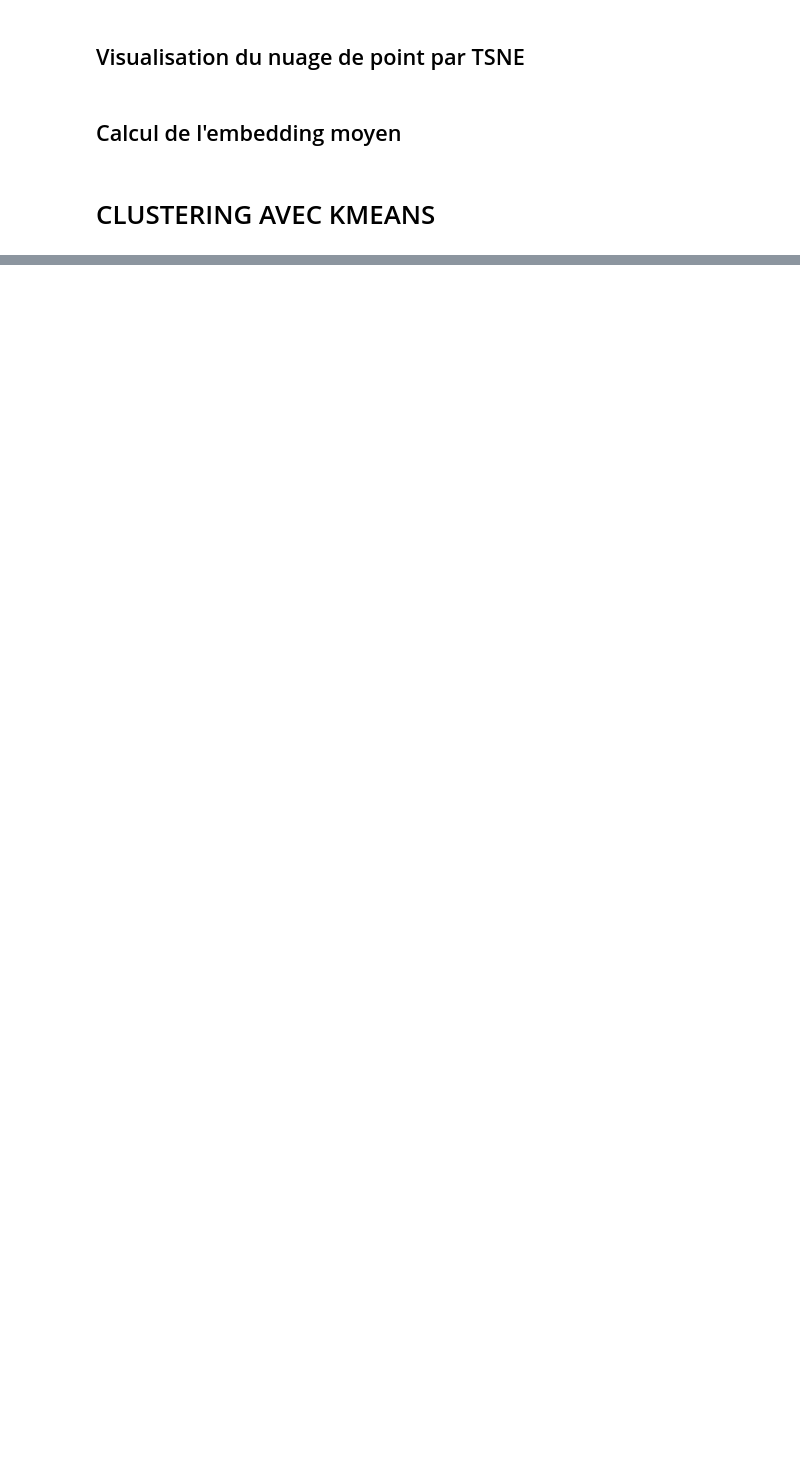
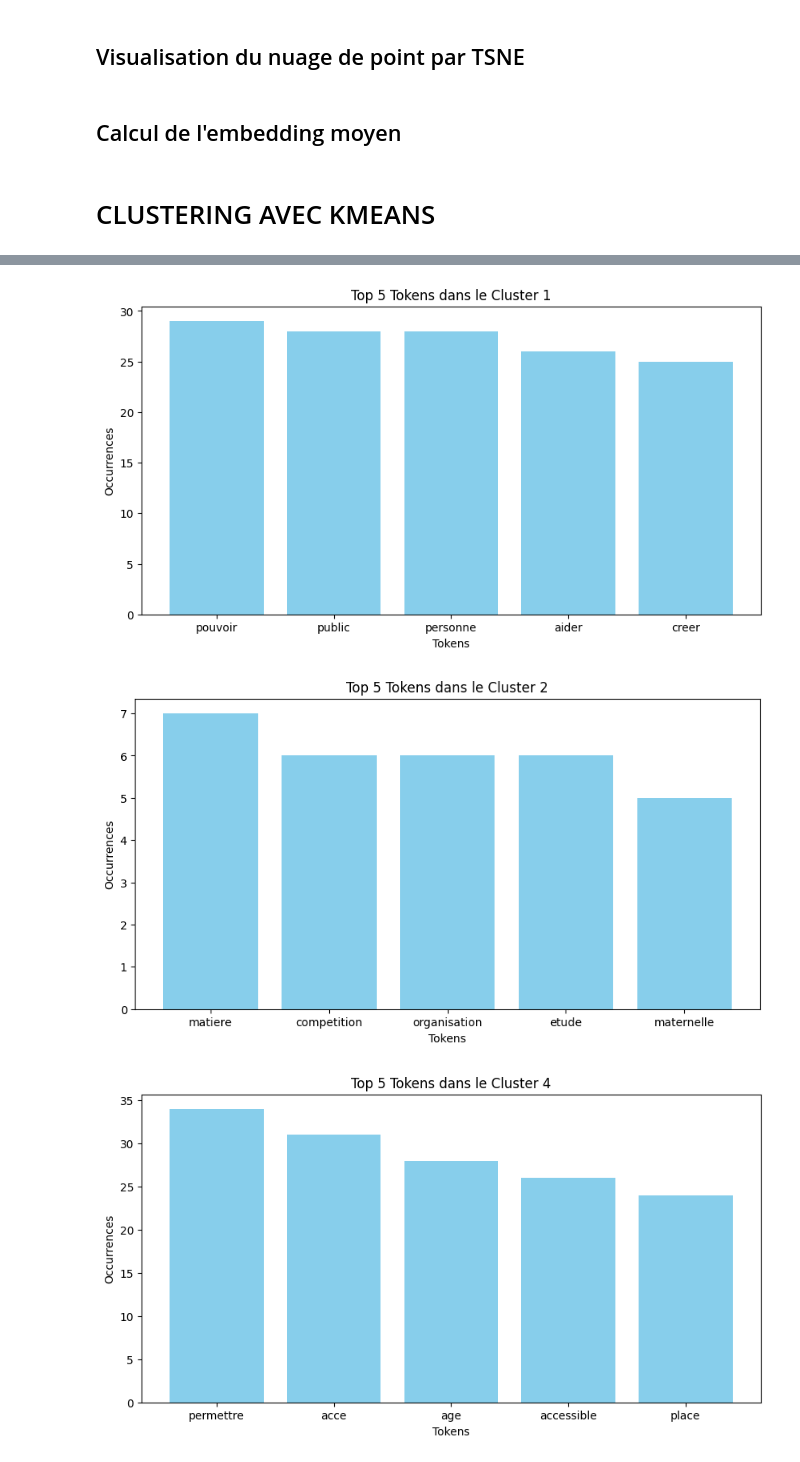
Before and after one commit to ValdesFeudjio/customer-feedback-analyzer, a Jupyter notebook: src/data_exploration.ipynb, the cells around one changed output, grey strips where cells are left out. Drawn from its saved outputs; the diff is of its cells as text; code cells hidden in the pictures; blank space fills up the shorter version.

Commit message:
ajout du top 5 des tokens selon le cluster et representation graphique

```diff
--- a/src/data_exploration.ipynb
+++ b/src/data_exploration.ipynb
@@ -501,0 +503,31 @@ visualize_clusters_2d(X, df['cluster'], method='tsne')
+# %%
+from collections import Counter
+
+# Calculer la fréquence des tokens par cluster
+top_tokens_by_cluster = {}
+
+for cluster in df['cluster'].unique():
+    # Sélectionner les tokens de chaque cluster
+    cluster_tokens = df[df['cluster'] == cluster]['tokens'].sum()
+
+    # Compter les occurrences de chaque token
+    token_counts = Counter(cluster_tokens)
+
+    # Obtenir les 5 tokens les plus fréquents
+    top_tokens = token_counts.most_common(5)
+    top_tokens_by_cluster[cluster] = top_tokens
+
+# Visualiser les 5 tokens les plus fréquents par cluster
+for cluster, tokens in top_tokens_by_cluster.items():
+    tokens_list, counts = zip(*tokens)
+
+    plt.figure(figsize=(10, 5))
+    plt.bar(tokens_list, counts, color='skyblue')
+    plt.title(f'Top 5 Tokens dans le Cluster {cluster}')
+    plt.xlabel('Tokens')
+    plt.ylabel('Occurrences')
+    plt.show()
+# %% [output]
+[figure, added]
+[figure, added]
+[figure, added]
```
Also changed, not shown: parts of 7 cells of this notebook, 2 other files.
